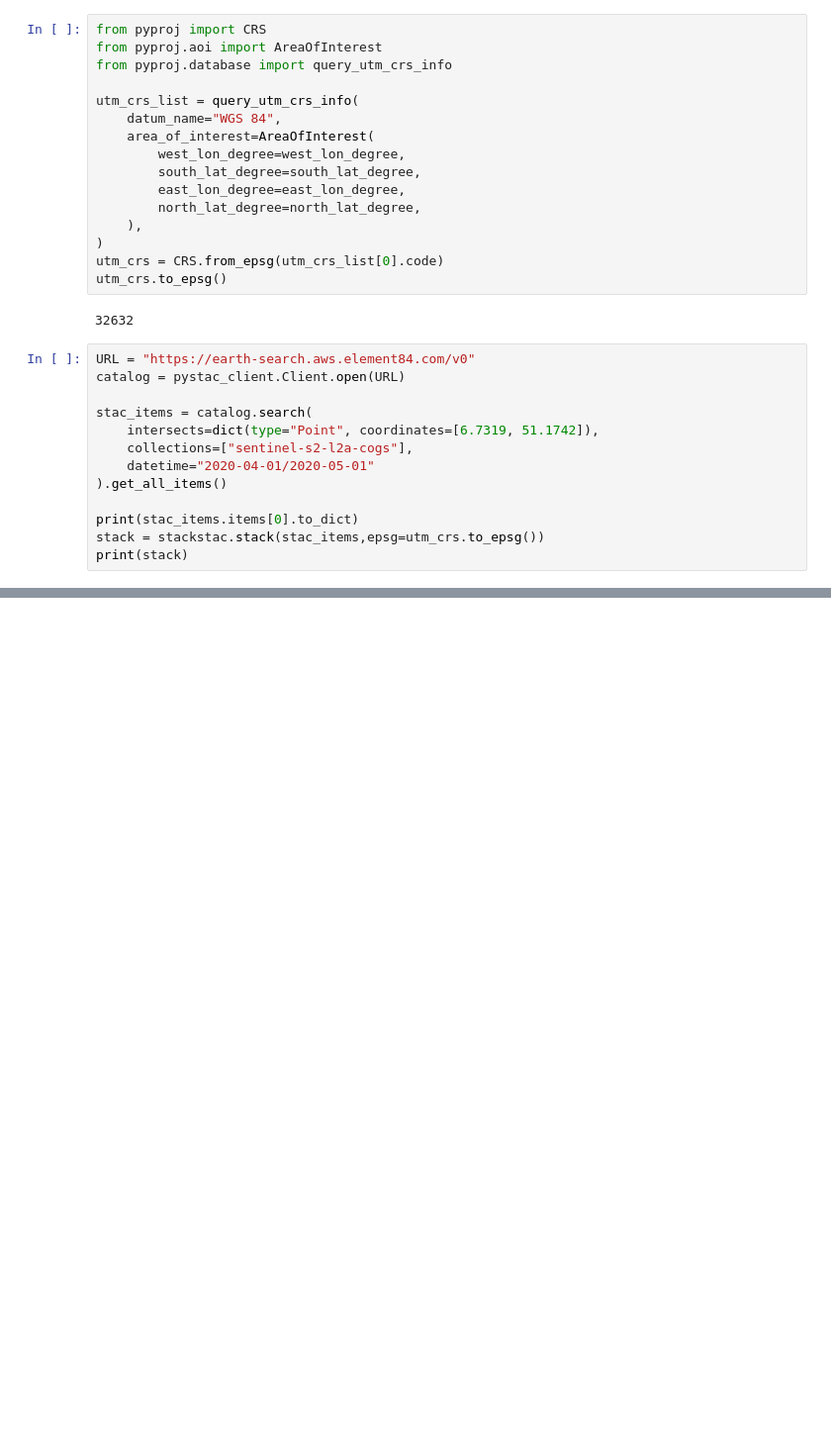
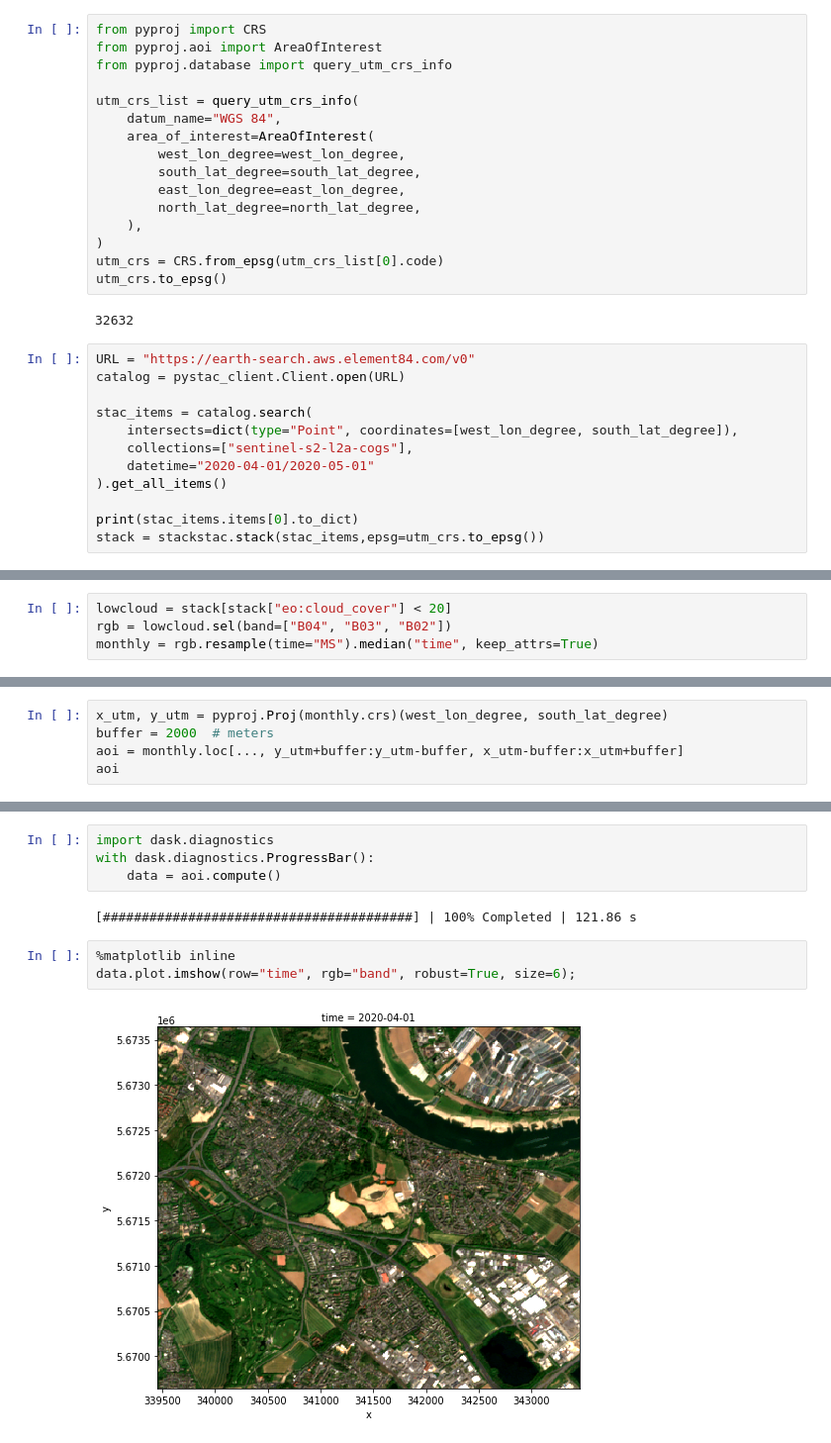
Before and after one commit to protontypes/stac-play, a Jupyter notebook: stac_bounds.ipynb, the cells around one changed output, grey strips where cells are left out. Shown at 99% size. Cells and saved outputs as stored; diff of their text form; blank space fills up the shorter version.

```diff
--- a/stac_bounds.ipynb
+++ b/stac_bounds.ipynb
@@ -62,13 +64,12 @@ URL = "https://earth-search.aws.element84.com/v0"
 catalog = pystac_client.Client.open(URL)
 
 stac_items = catalog.search(
-    intersects=dict(type="Point", coordinates=[6.7319, 51.1742]),
+    intersects=dict(type="Point", coordinates=[west_lon_degree, south_lat_degree]),
     collections=["sentinel-s2-l2a-cogs"],
     datetime="2020-04-01/2020-05-01"
 ).get_all_items()
 
 print(stac_items.items[0].to_dict)
 stack = stackstac.stack(stac_items,epsg=utm_crs.to_epsg())
-print(stack)
 # %% [output]
 <bound method Item.to_dict of <Item id=S2A_31UGS_20200427_0_L2A>>
@@ -90,0 +76,4 @@ Coordinates: (12/24)
+# %%
+lowcloud = stack[stack["eo:cloud_cover"] < 20]
+rgb = lowcloud.sel(band=["B04", "B03", "B02"])
+monthly = rgb.resample(time="MS").median("time", keep_attrs=True)
@@ -90,0 +109,5 @@ Coordinates: (12/24)
+# %%
+x_utm, y_utm = pyproj.Proj(monthly.crs)(west_lon_degree, south_lat_degree)
+buffer = 2000  # meters
+aoi = monthly.loc[..., y_utm+buffer:y_utm-buffer, x_utm-buffer:x_utm+buffer]
+aoi
@@ -90,0 +141,11 @@ Coordinates: (12/24)
+# %%
+import dask.diagnostics
+with dask.diagnostics.ProgressBar():
+    data = aoi.compute()
+# %% [output]
+[########################################] | 100% Completed | 121.86 s
+# %%
+%matplotlib inline
+data.plot.imshow(row="time", rgb="band", robust=True, size=6);
+# %% [output]
+[figure, added]
```
Also changed, not shown: parts of 4 cells of this notebook.
